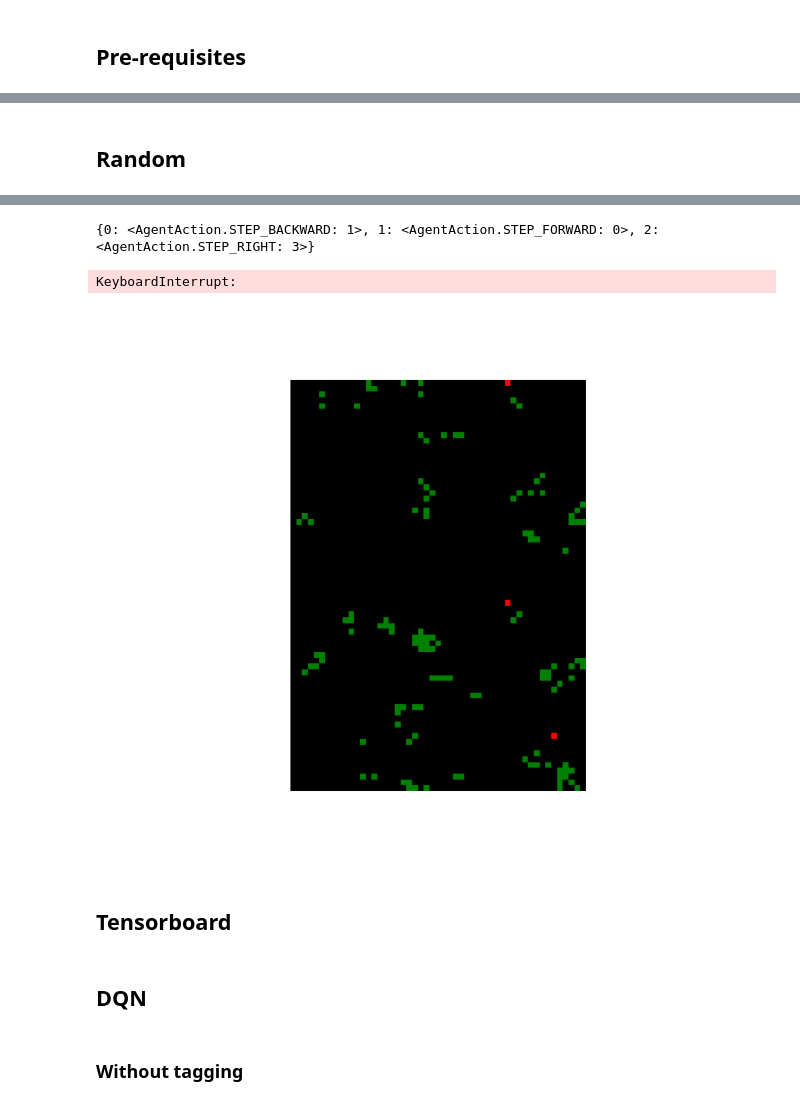
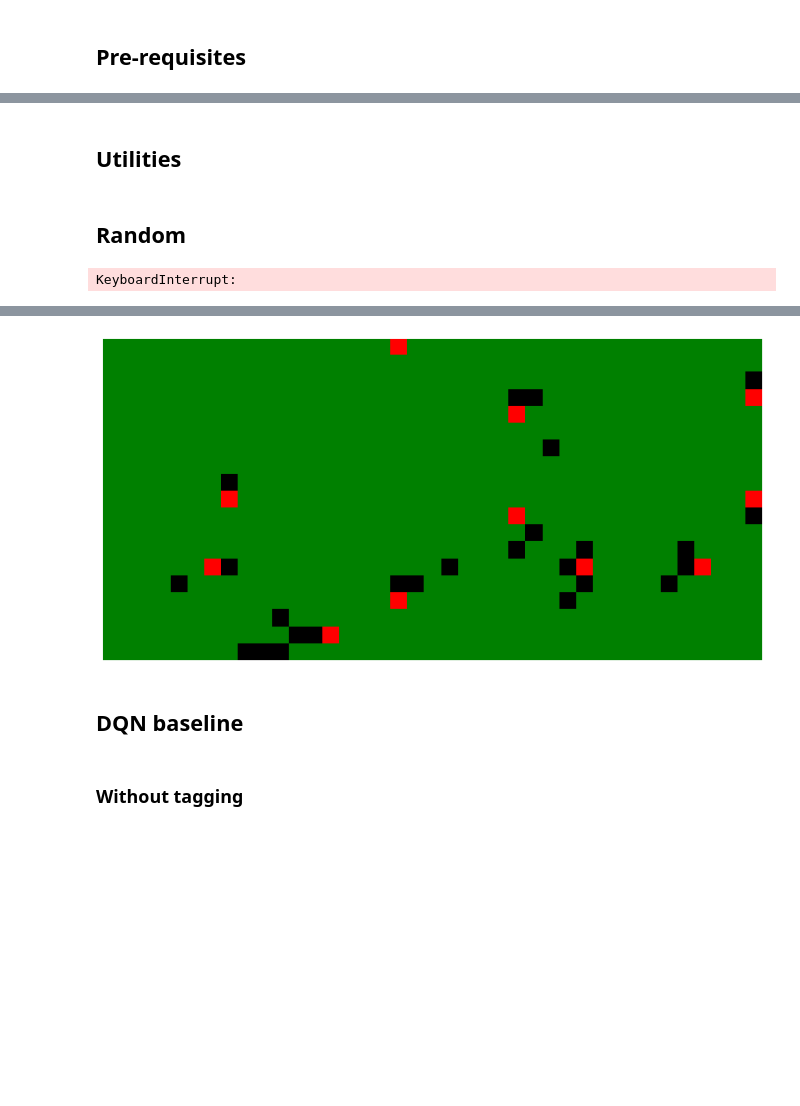
Before and after one commit to Wadaboa/cpr-appropriation, a Jupyter notebook: cpr.ipynb, the cells around one changed output, grey strips where cells are left out. Saved outputs shown, nothing was run; the diff lists cells and outputs as text; code cells hidden in the pictures; blank space fills up the shorter version.

```diff
--- a/cpr.ipynb
+++ b/cpr.ipynb
@@ -30,0 +45,2 @@ The autoreload extension is already loaded. To reload it, use:
+# %% [markdown]
+## Utilities
@@ -31,7 +50,21 @@ The autoreload extension is already loaded. To reload it, use:
+# %%
+n_agents = 11
+grid_width = 39
+grid_height = 19
+max_steps = 1000
+max_episodes = 4000
+seed = 42
+rllib_log_dir = "./rllib_logs/"
+# %%
+env = gym.make(
+    'gym_cpr_grid:CPRGridEnv-v0',
+    n_agents=n_agents,
+    grid_width=grid_width,
+    grid_height=grid_height,
+)
 # %% [markdown]
 ## Random
 # %%
-env = gym.make('gym_cpr_grid:CPRGridEnv-v0', n_agents=3, grid_width=51, grid_height=71, initial_resource_probability=0.01)
 observations = env.reset()
 fig, ax, img = env.plot(env.render('rgb_array'))
 for _ in range(env.max_steps):
@@ -44,3 +77,4 @@ for _ in range(env.max_steps):
     img.set_data(env.render(mode='rgb_array'))
 env.close()
 # %% [output]
+KeyboardInterrupt:
@@ -48,5 +82 @@ env.close()
-{0: <AgentAction.STEP_BACKWARD: 1>, 1: <AgentAction.STEP_FORWARD: 0>, 2: <AgentAction.STEP_RIGHT: 3>}
-KeyboardInterrupt:
-[figure, old version]
+[figure, new version]
-# %% [markdown]
-## Tensorboard
@@ -55,2 +83,2 @@ KeyboardInterrupt:
 # %% [markdown]
-## DQN
+## DQN baseline
```
Also changed, not shown: parts of 18 cells of this notebook, 7 other files.
